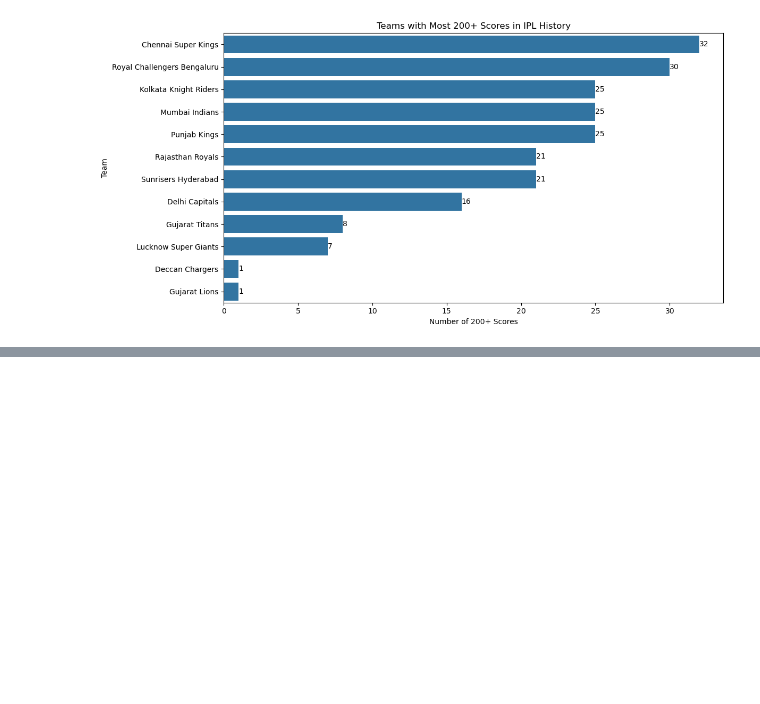
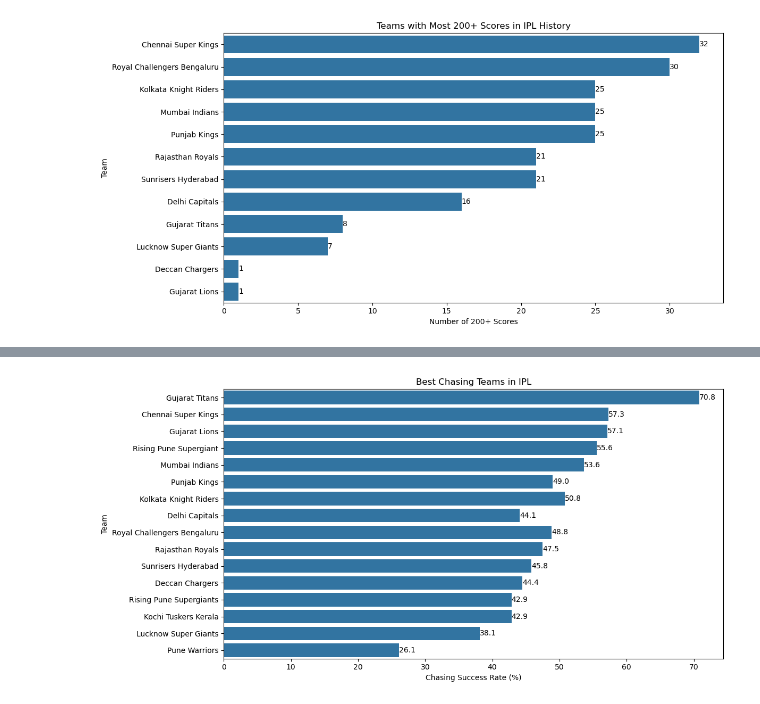
Before and after one commit to Parthx007/ipl-analytics, a Jupyter notebook: notebook/ipl_analysis.ipynb, the cells around one changed output, grey strips where cells are left out. Cells and saved outputs as stored; diff of their text form; code cells hidden in the pictures; blank space fills up the shorter version.

```diff
--- a/notebook/ipl_analysis.ipynb
+++ b/notebook/ipl_analysis.ipynb
@@ -310,0 +398,21 @@ plt.show()
+# %%
+plt.figure(figsize=(12, 6))
+
+ax = sns.barplot(
+    data=chasing_stats,
+    x="success_rate",
+    y="team",
+    errorbar=None
+)
+
+for container in ax.containers:
+    ax.bar_label(container, fmt="%.1f")
+
+plt.title("Best Chasing Teams in IPL")
+plt.xlabel("Chasing Success Rate (%)")
+plt.ylabel("Team")
+
+plt.tight_layout()
+plt.show()
+# %% [output]
+[figure, added]
```
Also changed, not shown: parts of 1 cell of this notebook.
